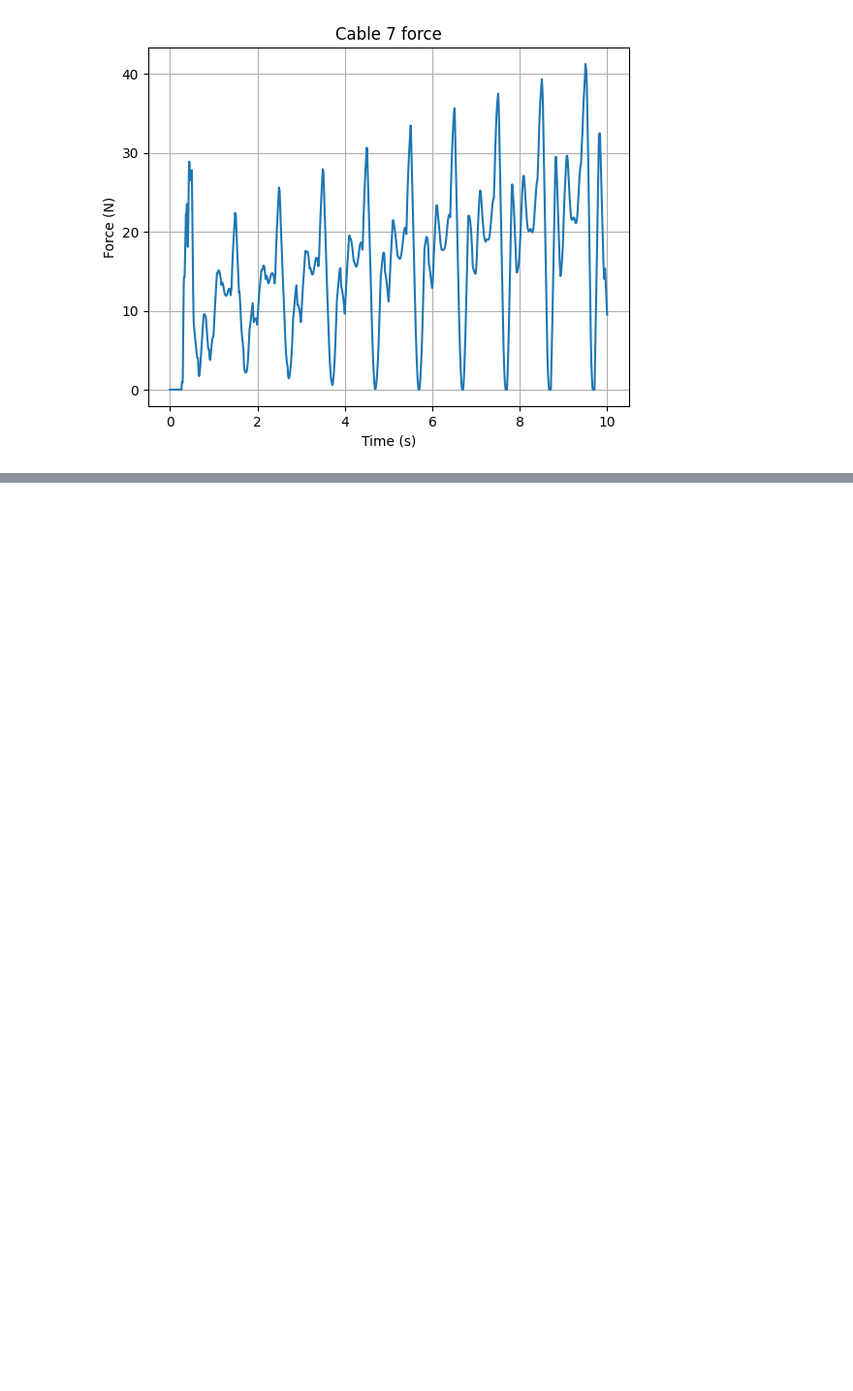
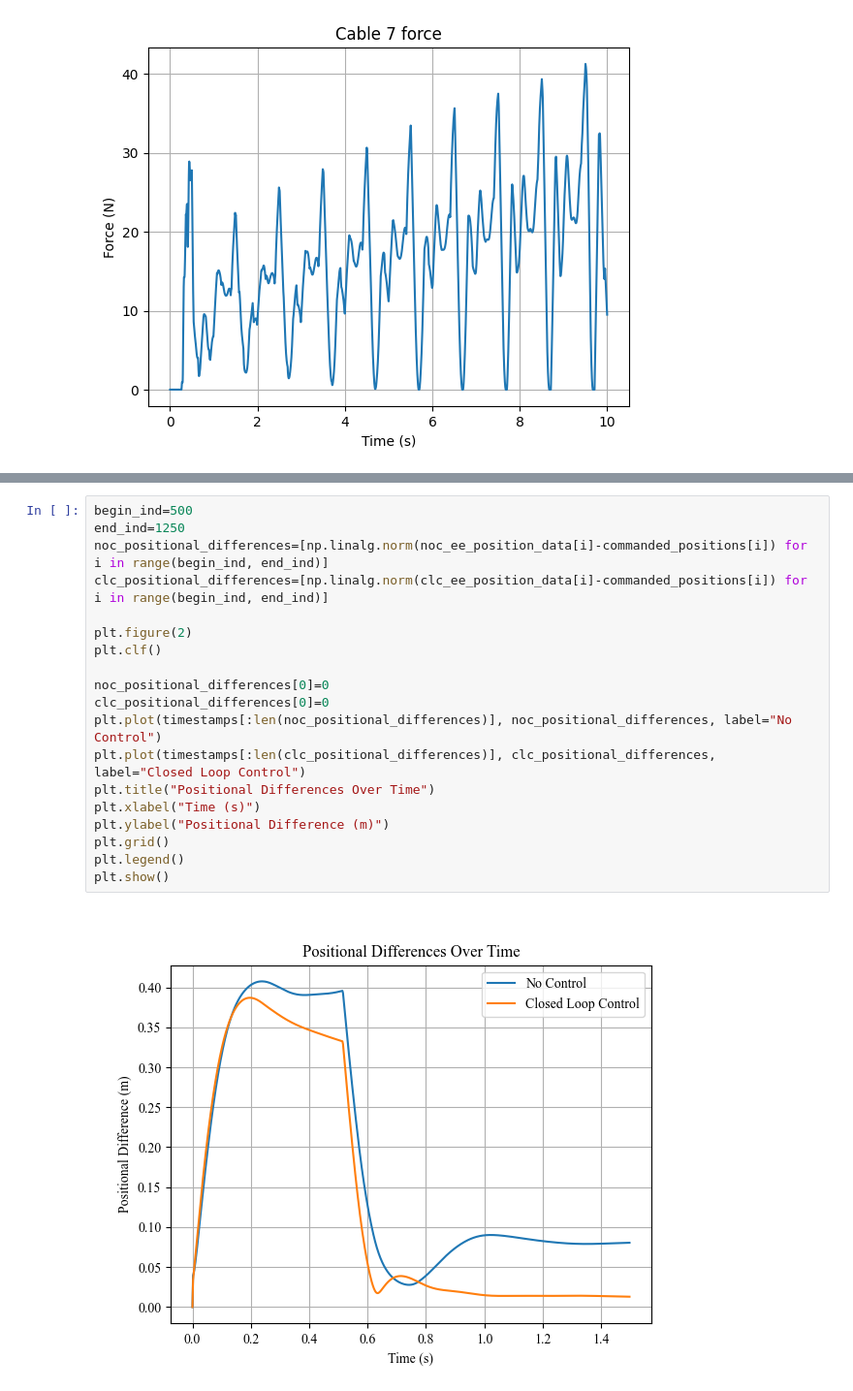
Before and after one commit to Yang51st/Mujoco-CDPR-Simulator, a Jupyter notebook: cdpr_sketches.ipynb, the cells around one changed output, grey strips where cells are left out. Shown at 97% size. Drawn from its saved outputs; the diff is of its cells as text; blank space fills up the shorter version.

```diff
--- a/cdpr_sketches.ipynb
+++ b/cdpr_sketches.ipynb
@@ -416,0 +488,21 @@ plt.show()
+# %%
+begin_ind=500
+end_ind=1250
+noc_positional_differences=[np.linalg.norm(noc_ee_position_data[i]-commanded_positions[i]) for i in range(begin_ind, end_ind)]
+clc_positional_differences=[np.linalg.norm(clc_ee_position_data[i]-commanded_positions[i]) for i in range(begin_ind, end_ind)]
+
+plt.figure(2)
+plt.clf()
+
+noc_positional_differences[0]=0
+clc_positional_differences[0]=0
+plt.plot(timestamps[:len(noc_positional_differences)], noc_positional_differences, label="No Control")
+plt.plot(timestamps[:len(clc_positional_differences)], clc_positional_differences, label="Closed Loop Control")
+plt.title("Positional Differences Over Time")
+plt.xlabel("Time (s)")
+plt.ylabel("Positional Difference (m)")
+plt.grid()
+plt.legend()
+plt.show()
+# %% [output]
+[figure, added]
```
Also changed, not shown: parts of 8 cells of this notebook, 1 other file.
